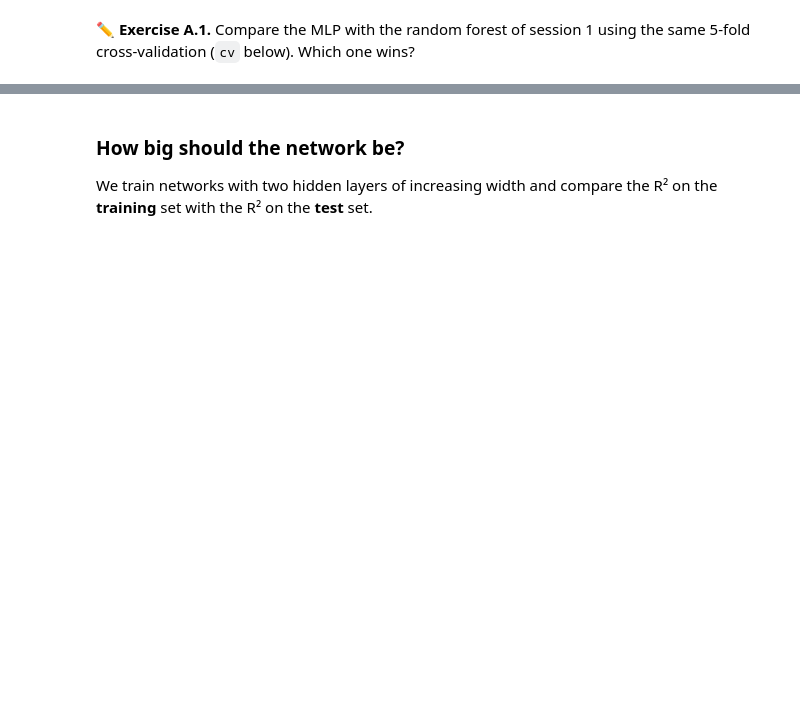
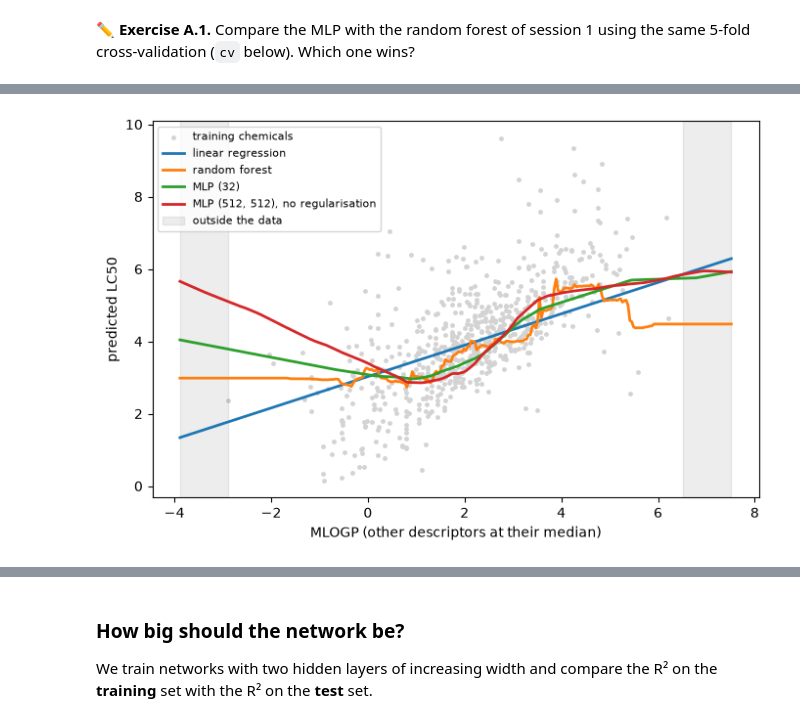
Before and after one commit to giorginolab/AI-qbio-classes, a Jupyter notebook: course/t02_neural_networks_enzymes.ipynb, the cells around one changed output, grey strips where cells are left out. Saved outputs shown, nothing was run; the diff lists cells and outputs as text; code cells hidden in the pictures; blank space fills up the shorter version.

```diff
--- a/course/t02_neural_networks_enzymes.ipynb
+++ b/course/t02_neural_networks_enzymes.ipynb
@@ -133,0 +147,27 @@ print(f"MLP R2 = {r2_mlp.mean():.3f}   RF R2 = {r2_rf.mean():.3f}")
+# %%
+from sklearn.linear_model import LinearRegression
+
+line = pd.DataFrame(np.tile(X_train.median().values, (300, 1)), columns=X.columns)
+line["MLOGP"] = np.linspace(X["MLOGP"].min() - 1, X["MLOGP"].max() + 1, 300)
+
+wide_mlp = make_pipeline(StandardScaler(),
+                         MLPRegressor(hidden_layer_sizes=(512, 512), alpha=1e-4,
+                                      max_iter=2000, random_state=RNG))
+fitted = {
+    "linear regression": LinearRegression(),
+    "random forest": RandomForestRegressor(n_estimators=300, random_state=RNG, n_jobs=-1),
+    "MLP (32)": mlp,                                   # already trained above
+    "MLP (512, 512), no regularisation": wide_mlp,
+}
+plt.figure(figsize=(8, 5))
+plt.scatter(X_train["MLOGP"], y_train, s=6, c="lightgrey", label="training chemicals")
+for name, m in fitted.items():
+    if m is not mlp:
+        m.fit(X_train, y_train)
+    plt.plot(line["MLOGP"], m.predict(line), lw=2, label=name)
+plt.axvspan(line["MLOGP"].min(), X["MLOGP"].min(), color="k", alpha=0.07)
+plt.axvspan(X["MLOGP"].max(), line["MLOGP"].max(), color="k", alpha=0.07, label="outside the data")
+plt.xlabel("MLOGP (other descriptors at their median)"); plt.ylabel("predicted LC50")
+plt.legend(fontsize=8);
+# %% [output]
+[figure, added]
```
Also changed, not shown: parts of 27 cells of this notebook, 3 other files.
